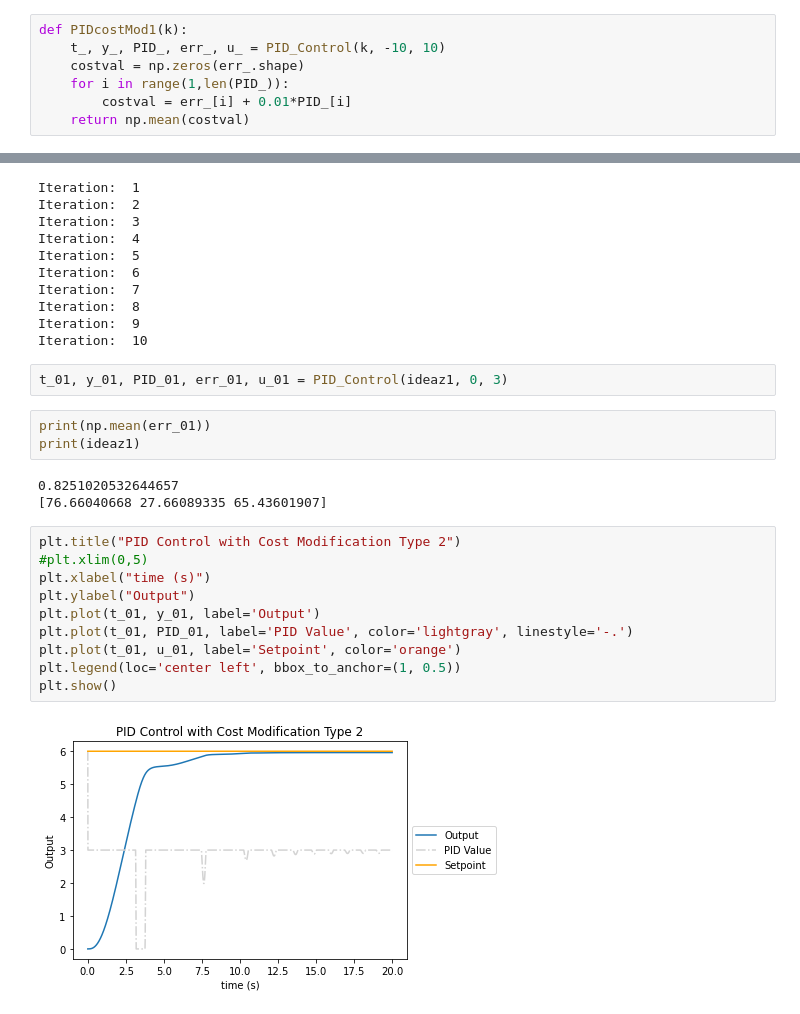
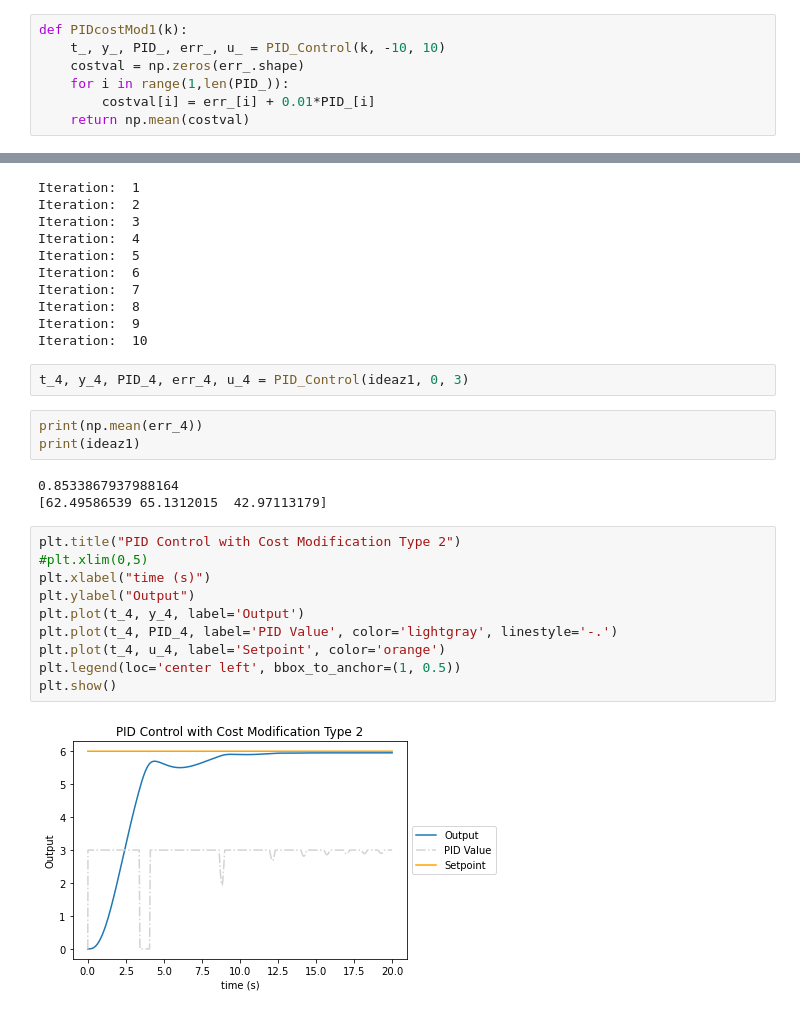
Before and after one commit to Vermillord/KP_Codes, a Jupyter notebook: KP_Notes.ipynb, the cells around one changed output, grey strips where cells are left out. Cells and saved outputs as stored; diff of their text form.

```diff
--- a/KP_Notes.ipynb
+++ b/KP_Notes.ipynb
@@ -2085,7 +2143,7 @@ def PIDcostMod1(k):
     t_, y_, PID_, err_, u_ = PID_Control(k, -10, 10)
     costval = np.zeros(err_.shape)
     for i in range(1,len(PID_)):
-        costval = err_[i] + 0.01*PID_[i]
+        costval[i] = err_[i] + 0.01*PID_[i]
     return np.mean(costval)
 # %%
 ideaz1 = BSO(25, 3, 0, 100, 10, PIDcostMod1)
@@ -2100,23 +2158,23 @@ Iteration:  7
 Iteration:  8
 Iteration:  9
 Iteration:  10
-# %%
-t_01, y_01, PID_01, err_01, u_01 = PID_Control(ideaz1, 0, 3)
+# %%
+t_4, y_4, PID_4, err_4, u_4 = PID_Control(ideaz1, 0, 3)
 # %%
-print(np.mean(err_01))
+print(np.mean(err_4))
 print(ideaz1)
 # %% [output]
-0.8251020532644657
-[76.66040668 27.66089335 65.43601907]
+0.8533867937988164
+[62.49586539 65.1312015  42.97113179]
 # %%
 plt.title("PID Control with Cost Modification Type 2")
 #plt.xlim(0,5)
 plt.xlabel("time (s)")
 plt.ylabel("Output")
-plt.plot(t_01, y_01, label='Output')
-plt.plot(t_01, PID_01, label='PID Value', color='lightgray', linestyle='-.')
-plt.plot(t_01, u_01, label='Setpoint', color='orange')
+plt.plot(t_4, y_4, label='Output')
+plt.plot(t_4, PID_4, label='PID Value', color='lightgray', linestyle='-.')
+plt.plot(t_4, u_4, label='Setpoint', color='orange')
 plt.legend(loc='center left', bbox_to_anchor=(1, 0.5))
 plt.show()
 # %% [output]
-[figure, old version]
+[figure, new version]
```
Also changed, not shown: parts of 19 cells of this notebook.
